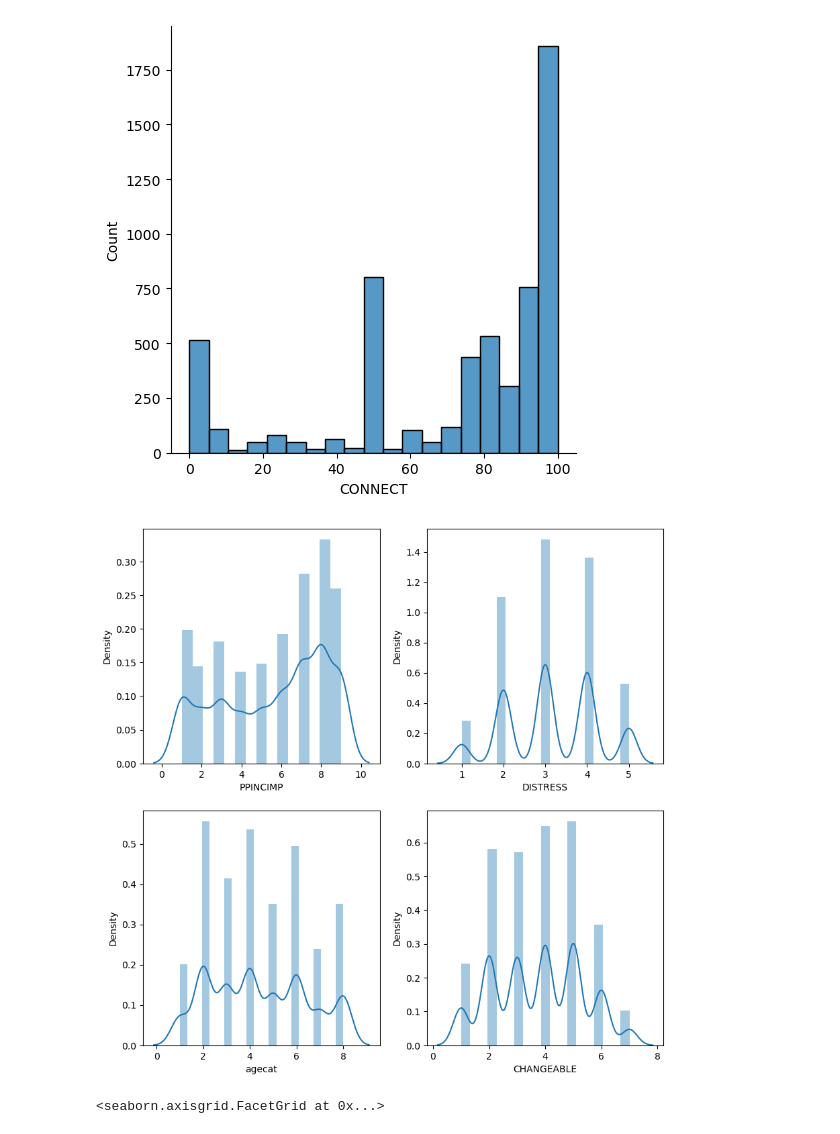
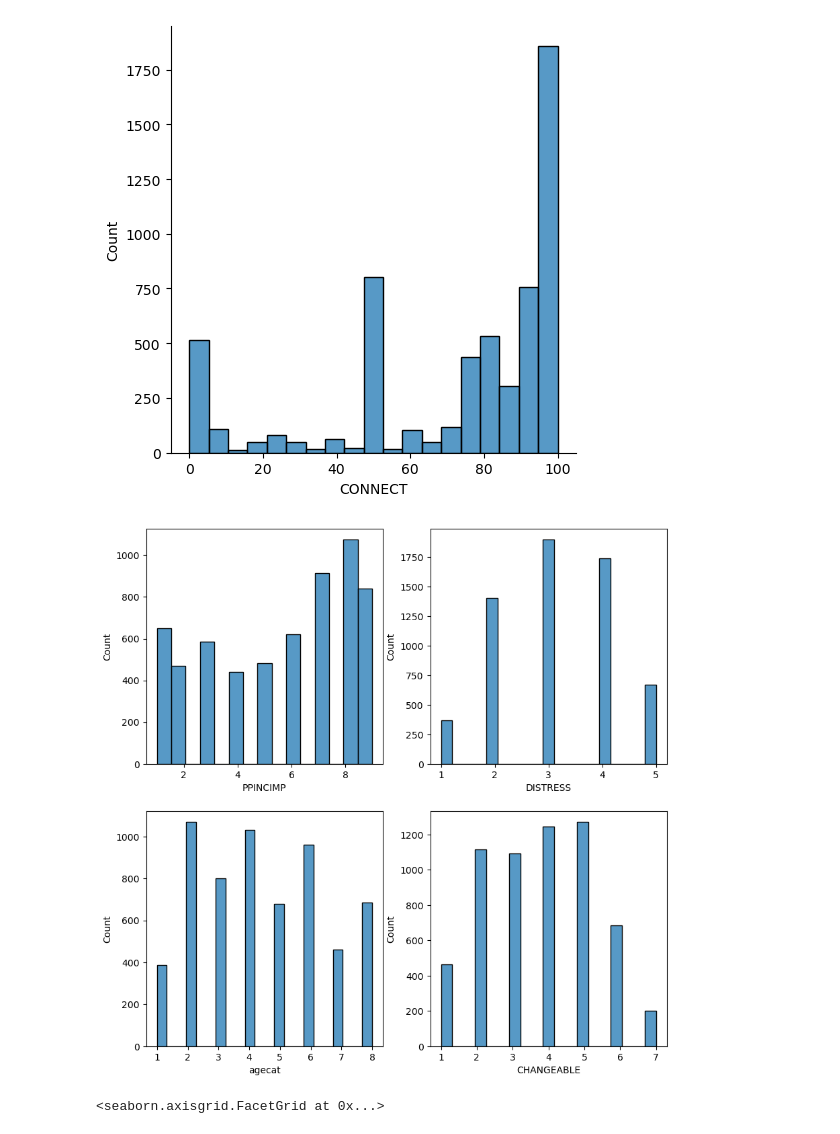
Before and after one commit to inesmcm26/ims_grant, a Jupyter notebook: preprocess.ipynb, the cells around one changed output. Cells and saved outputs as stored; diff of their text form; code cells hidden in the pictures.

```diff
--- a/preprocess.ipynb
+++ b/preprocess.ipynb
@@ -701,0 +583,7 @@ data[data['SAVINGSRANGES'].isna()].shape[0]
+# %%
+num_cols = ['SAVEHABIT', 'MATHARDSHIP_1', 'PPINCIMP']
+
+# plot the distribution of the numerical features
+fig, ax = plt.subplots(1, 3, figsize = (15, 5))
+for i, col in enumerate(num_cols):
+    sns.histplot(data[col], ax = ax[i%3])
@@ -704,13 +594,6 @@ def distance(X, Y, missing_values = np.nan):
     X[np.isnan(X)] = 0
     Y[np.isnan(Y)] = 0
 
-    eucl_dist = euclidean(X[[0, 1, 2, 3]], Y[[0, 1, 2, 3]])
+    eucl_dist = euclidean(X[[0, 1, 2]], Y[[0, 1, 2]])
 
-    return eucl_dist + (X[4] != Y[4])
+    return eucl_dist + (X[3] != Y[3]) + (X[4] != Y[4])
-# %%
-num_cols = ['SAVEHABIT', 'MATHARDSHIP_1', 'COLLECT', 'PPINCIMP']
-
-# plot the distribution of the numerical features
-fig, ax = plt.subplots(2, 2, figsize = (10, 10))
-for i, col in enumerate(num_cols):
-    sns.distplot(data[col], ax = ax[i//2, i%2])
@@ -719,13 +600,12 @@ for i, col in enumerate(num_cols):
 # %%
-imputer = KNNImputerMode(n_neighbors = 5, metric = distance)
-
 # scale numerical features
 scaler = MinMaxScaler()
 scaled_data = scaler.fit_transform(data[num_cols])
 scaled_data = pd.DataFrame(scaled_data, columns = num_cols, index = data.index)
 
-scaled_data = pd.concat([scaled_data, data[['PRODHAVE_1', 'SAVINGSRANGES']]], axis = 1)
+scaled_data = pd.concat([scaled_data, data[['COLLECT', 'PRODHAVE_1', 'SAVINGSRANGES']]], axis = 1)
 
+imputer = KNNImputerMode(n_neighbors = 5, metric = distance)
 new_data = imputer.fit_transform(scaled_data)
 
 new_data = pd.DataFrame(new_data, columns = scaled_data.columns, index = scaled_data.index)
@@ -800,12 +669,12 @@ sns.displot(x = 'CONNECT', data = data)
 # %%
 # plot the distribution of the numerical features
 num_cols = ['PPINCIMP', 'DISTRESS', 'agecat', 'CHANGEABLE']
 
-fig, ax = plt.subplots(2, 2, figsize = (10, 10))
+fig, ax = plt.subplots(2, 2, figsize = (15, 7))
 for i, col in enumerate(num_cols):
-    sns.distplot(data[col], ax = ax[i//2, i%2])
+    sns.histplot(data[col], ax = ax[i//2, i%2])
 # %% [output]
-[figure, old version]
+[figure, new version]
 # %%
 # scale numerical features with gaussian distribution
 std_cols = ['DISTRESS', 'CHANGEABLE']
```
Also changed, not shown: parts of 71 cells of this notebook, 1 other file.
